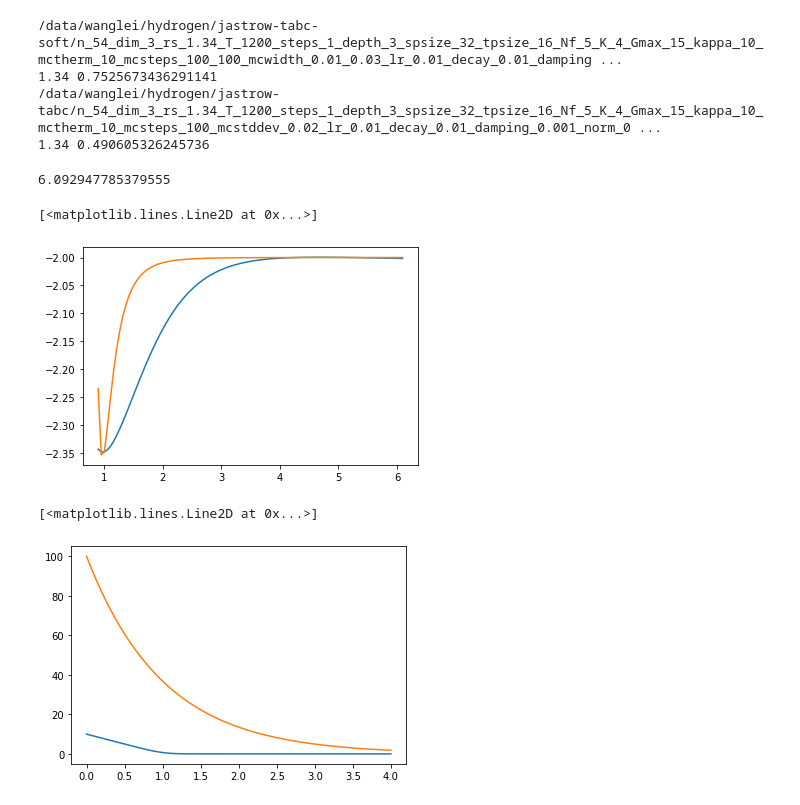
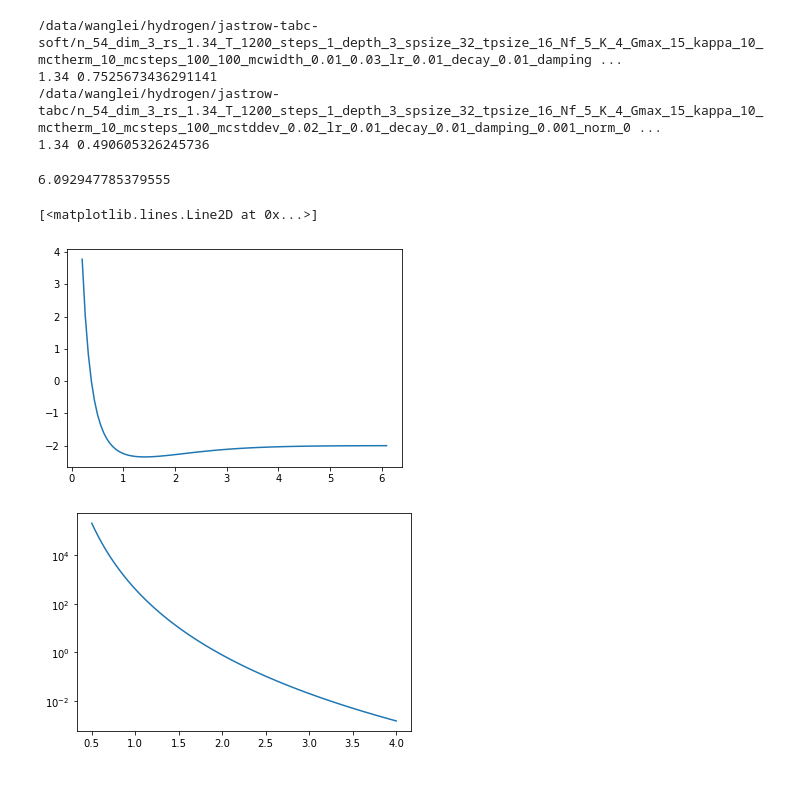
Before and after one commit to fermiflow/hydrogen, a Jupyter notebook: analysis/analysis.ipynb, the cells around one changed output. Saved outputs shown, nothing was run; the diff lists cells and outputs as text; code cells hidden in the pictures.

```diff
--- a/analysis/analysis.ipynb
+++ b/analysis/analysis.ipynb
@@ -243,35 +255,37 @@ for f in files:
 /data/wanglei/hydrogen/jastrow-tabc/n_54_dim_3_rs_1.34_T_1200_steps_1_depth_3_spsize_32_tpsize_16_Nf_5_K_4_Gmax_15_kappa_10_mctherm_10_mcsteps_100_mcstddev_0.02_lr_0.01_decay_0.01_damping_0.001_norm_0 ...
 1.34 0.490605326245736
 # %%
-rs = 1.44
+rs = 1.0
 n = 54
 L = (4/3*np.pi*n)**(1/3)
 print (L)
 
 p = jnp.array([-1.0, 2.867, -5.819, -9.935, 4.456])
 q = jnp.array([1.0, -3.005, 7.81, 2.104, 0.4839])
 
-r = jnp.linspace(0.9, L, 100)
+r = jnp.linspace(0.2, L, 100)
 v = jnp.polyval(p, r*rs)/ jnp.polyval(q, r*rs)*2
 plt.plot(r, v)
 
-epsilon = 2*0.18
-sigma = 1.4/rs/(2**(1/6))
-v = 4*epsilon*((sigma/r)**12 - (sigma/r)**6) -2
-plt.plot(r, v)
+#epsilon = 2*0.18
+#sigma = 1.4/rs/(2**(1/6))
+#v = 4*epsilon*((sigma/r)**12 - (sigma/r)**6) -2
+#plt.plot(r, v)
+
+#plt.plot(r, np.exp(-rs*r))
 # %% [output]
 6.092947785379555
 [<matplotlib.lines.Line2D at 0x...>]
-[figure, old version]
+[figure, new version]
 # %%
 def softcore(r, eta=1, alpha=10, sigma = 1, epsilon = 1):
     #return eta**4*4*epsilon*(1/(alpha*(1-eta)**2 + (r/sigma)**6)**2 - 1/(alpha*(1-eta)**2 + (r/sigma)**6))
-    #return 4*epsilon * (sigma/r)**9
+    return 4*epsilon * (sigma/r)**9 *100
     #return np.exp(-r)
-    return np.log(1+np.exp(alpha*(1-r)))
-r = jnp.linspace(0, 4, 100)
+    #return np.log(1+np.exp(alpha*(1-r)))
+r = jnp.linspace(0.5, 4, 100)
 plt.plot(r, softcore(r))
-plt.plot(r, np.exp(-r)*100)
+plt.yscale('log')
+#plt.plot(r, np.exp(-r)*100)
 # %% [output]
-[<matplotlib.lines.Line2D at 0x...>]
-[figure, old version]
+[figure, new version]
```
Also changed, not shown: parts of 10 cells of this notebook, 2 other files.
